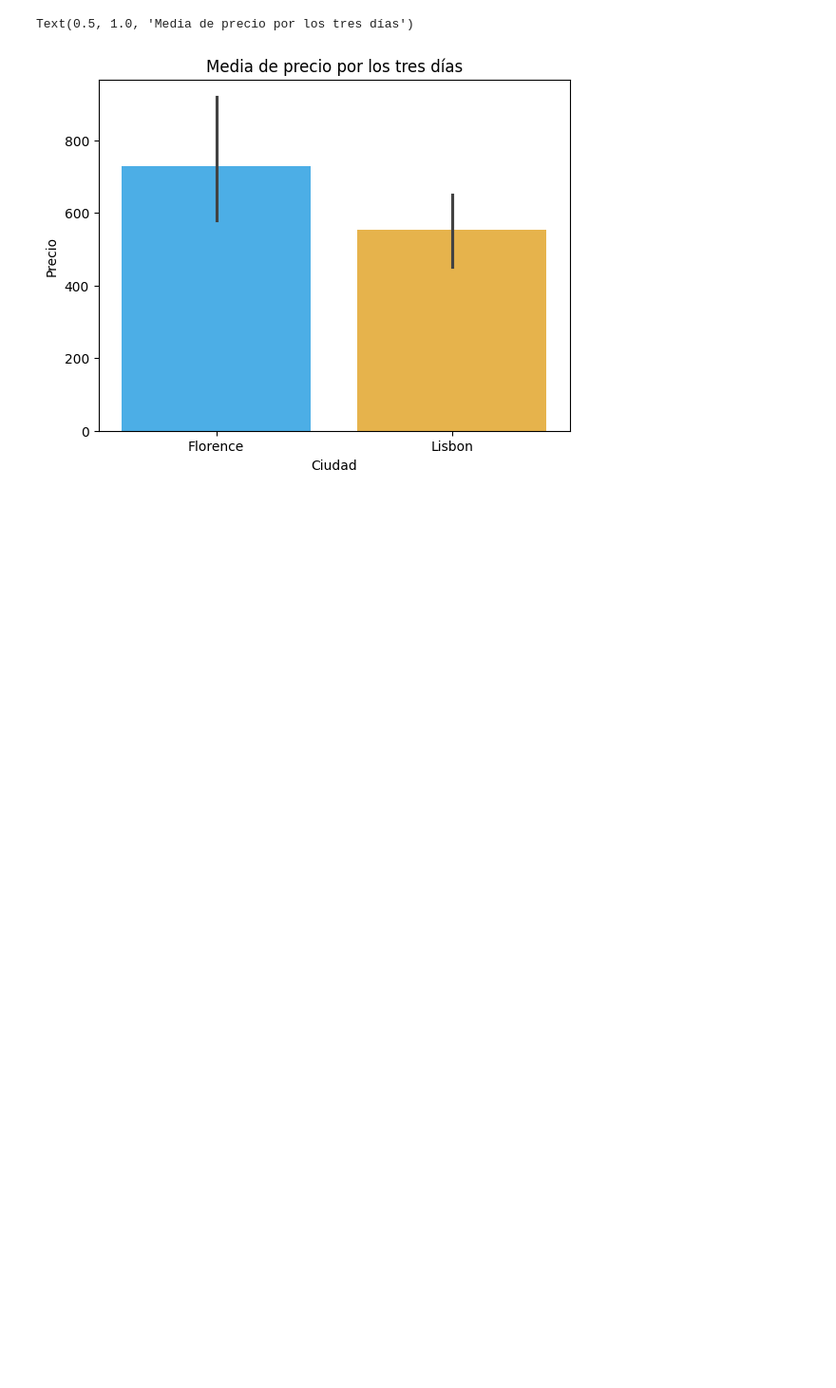
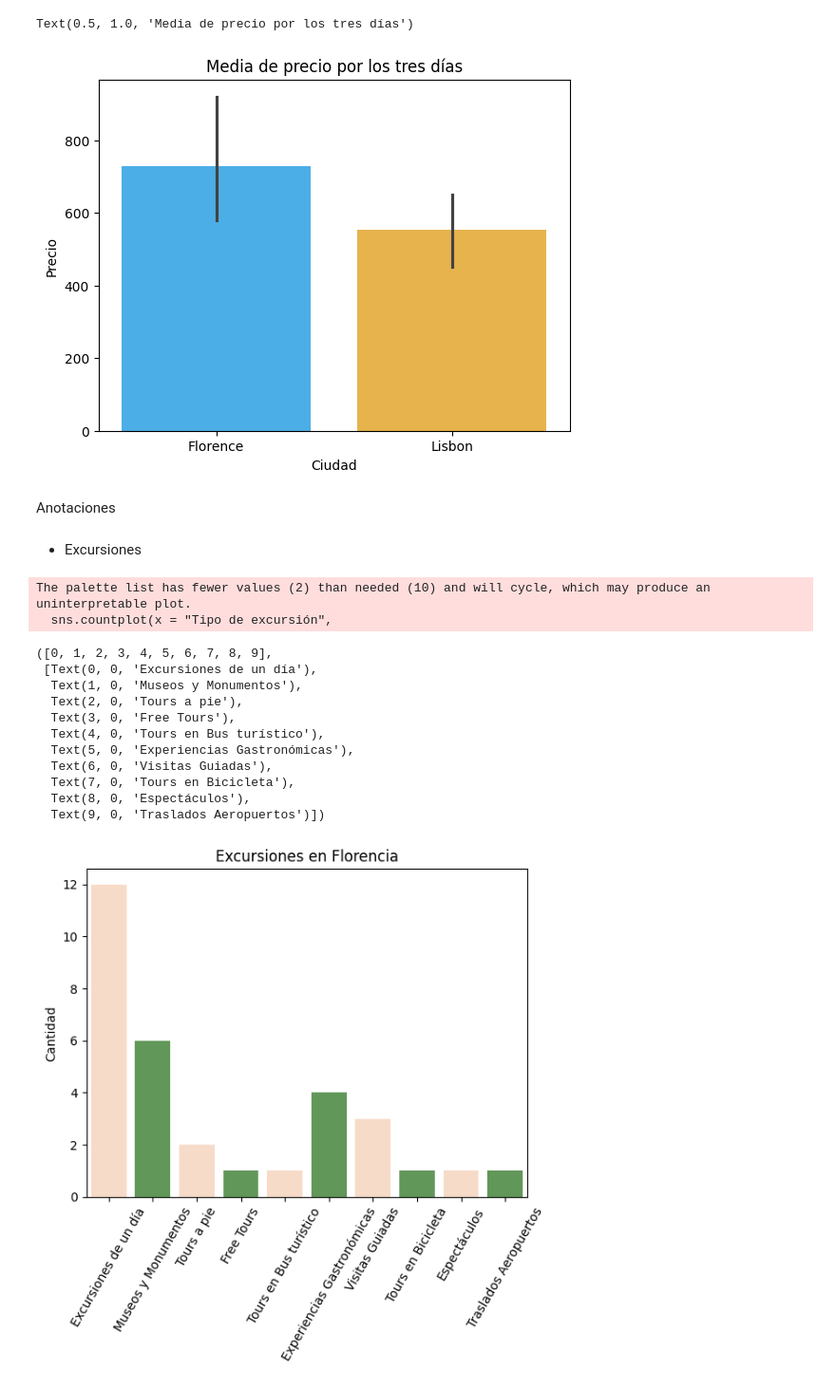
Before and after one commit to ngcarvajall/Entrega-Proyecto-ProyectoExplorandoViajes---Nelson-, a Jupyter notebook: EDA/Exploracion.ipynb, the cells around one changed output. Shown at 95% size. Saved outputs shown, nothing was run; the diff lists cells and outputs as text; code cells hidden in the pictures; blank space fills up the shorter version.

```diff
--- a/EDA/Exploracion.ipynb
+++ b/EDA/Exploracion.ipynb
@@ -580,3 +582,31 @@ Passing `palette` without assigning `hue` is deprecated and will be removed in v
   sns.barplot(x = "Ciudad",
 Text(0.5, 1.0, 'Media de precio por los tres días')
 [figure]
+# %% [markdown]
+Anotaciones
+# %% [markdown]
+* Excursiones
+# %%
+sns.countplot(x = "Tipo de excursión",
+              data = excursiones_florencia,
+              palette=["#FFDAC1", "#59A14F"],
+              hue = "Tipo de excursión")
+plt.title('Excursiones en Florencia')
+plt.ylabel('Cantidad')
+plt.xlabel('')
+plt.xticks(rotation=60)
+# %% [output]
+The palette list has fewer values (2) than needed (10) and will cycle, which may produce an uninterpretable plot.
+  sns.countplot(x = "Tipo de excursión",
+([0, 1, 2, 3, 4, 5, 6, 7, 8, 9],
+ [Text(0, 0, 'Excursiones de un día'),
+  Text(1, 0, 'Museos y Monumentos'),
+  Text(2, 0, 'Tours a pie'),
+  Text(3, 0, 'Free Tours'),
+  Text(4, 0, 'Tours en Bus turístico'),
+  Text(5, 0, 'Experiencias Gastronómicas'),
+  Text(6, 0, 'Visitas Guiadas'),
+  Text(7, 0, 'Tours en Bicicleta'),
+  Text(8, 0, 'Espectáculos'),
+  Text(9, 0, 'Traslados Aeropuertos')])
+[figure, added]
```
Also changed, not shown: parts of 10 cells of this notebook.
